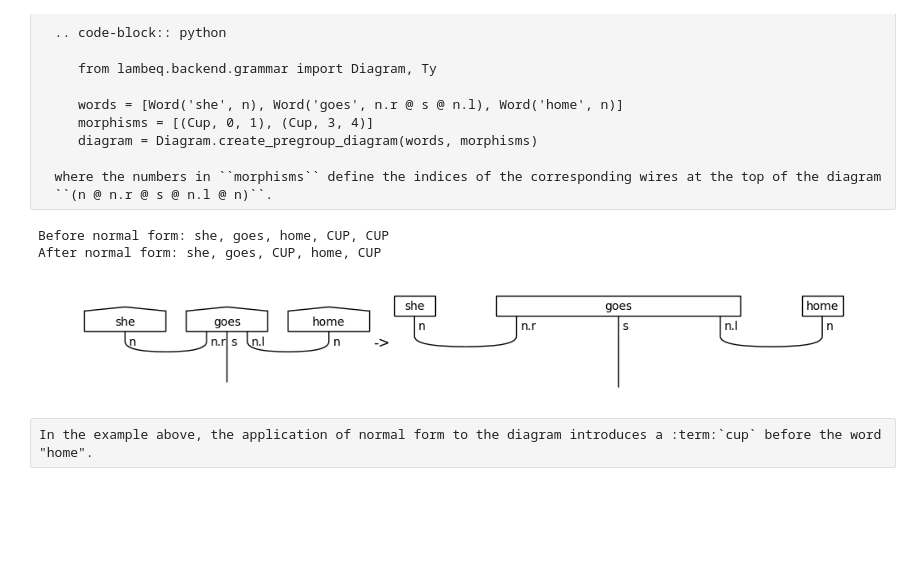
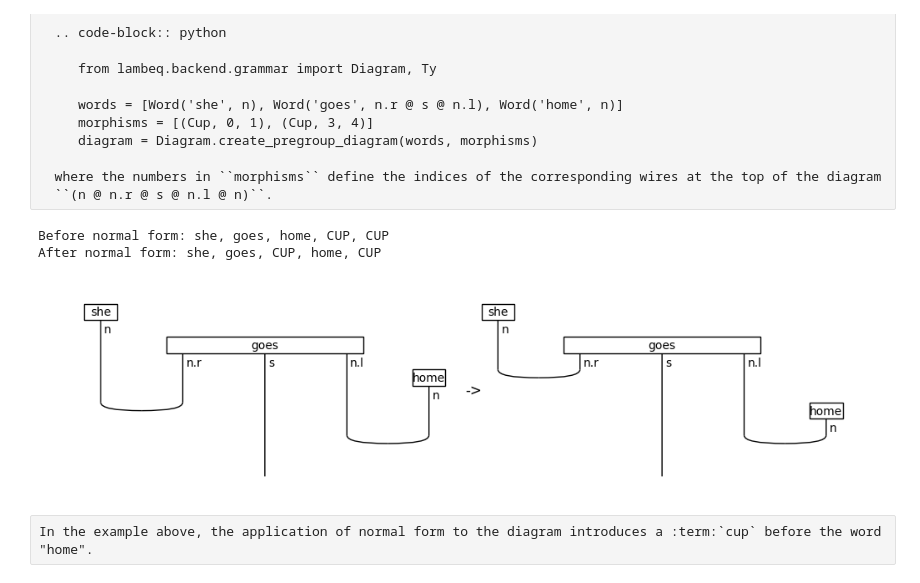
Before and after one commit to blakewilsonquantinuum/lambeq-public, a Jupyter notebook: docs/tutorials/discocat.ipynb, the cells around one changed output. Cells and saved outputs as stored; diff of their text form; code cells hidden in the pictures; blank space fills up the shorter version.

Commit message:
Add option to draw diagrams without flattening (#622)

```diff
--- a/docs/tutorials/discocat.ipynb
+++ b/docs/tutorials/discocat.ipynb
@@ -56,17 +56,17 @@ draw(diagram)
 # %%
 from lambeq.backend.drawing import draw_equation
 
 # In the original diagram, words appear before the cups
 print('Before normal form:', ', '.join(map(str, diagram.boxes)))
 
 diagram_nf = diagram.normal_form()
 print('After normal form:', ', '.join(map(str, diagram_nf.boxes)))
 
-draw_equation(diagram, diagram_nf, symbol='->', figsize=(10, 4))
+draw_equation(diagram, diagram_nf, symbol='->', figsize=(10, 4), draw_as_pregroup=False, foliated=True)
 # %% [output]
 Before normal form: she, goes, home, CUP, CUP
 After normal form: she, goes, CUP, home, CUP
-[figure, old version]
+[figure, new version]
 # %% [raw]
 In the example above, the application of normal form to the diagram introduces a :term:`cup` before the word "home".
 # %% [markdown]
```
Also changed, not shown: 3 other files.
